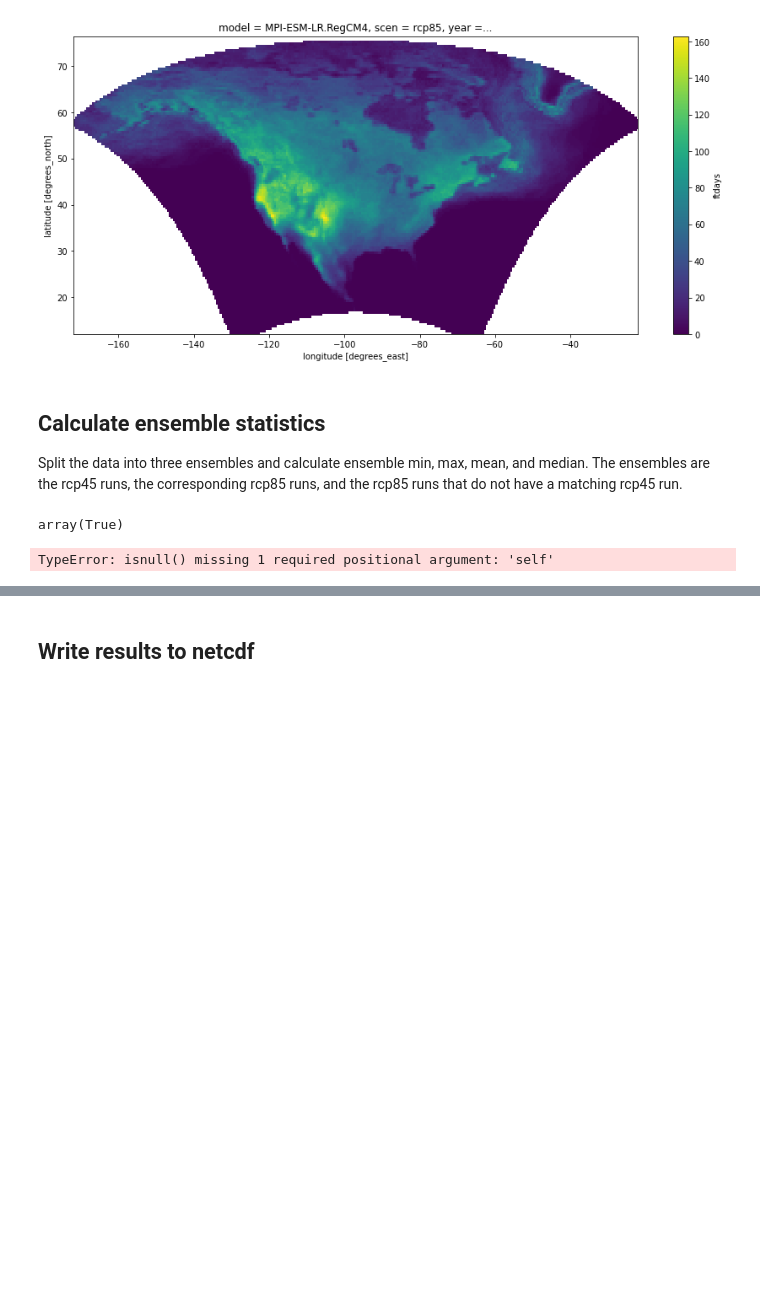
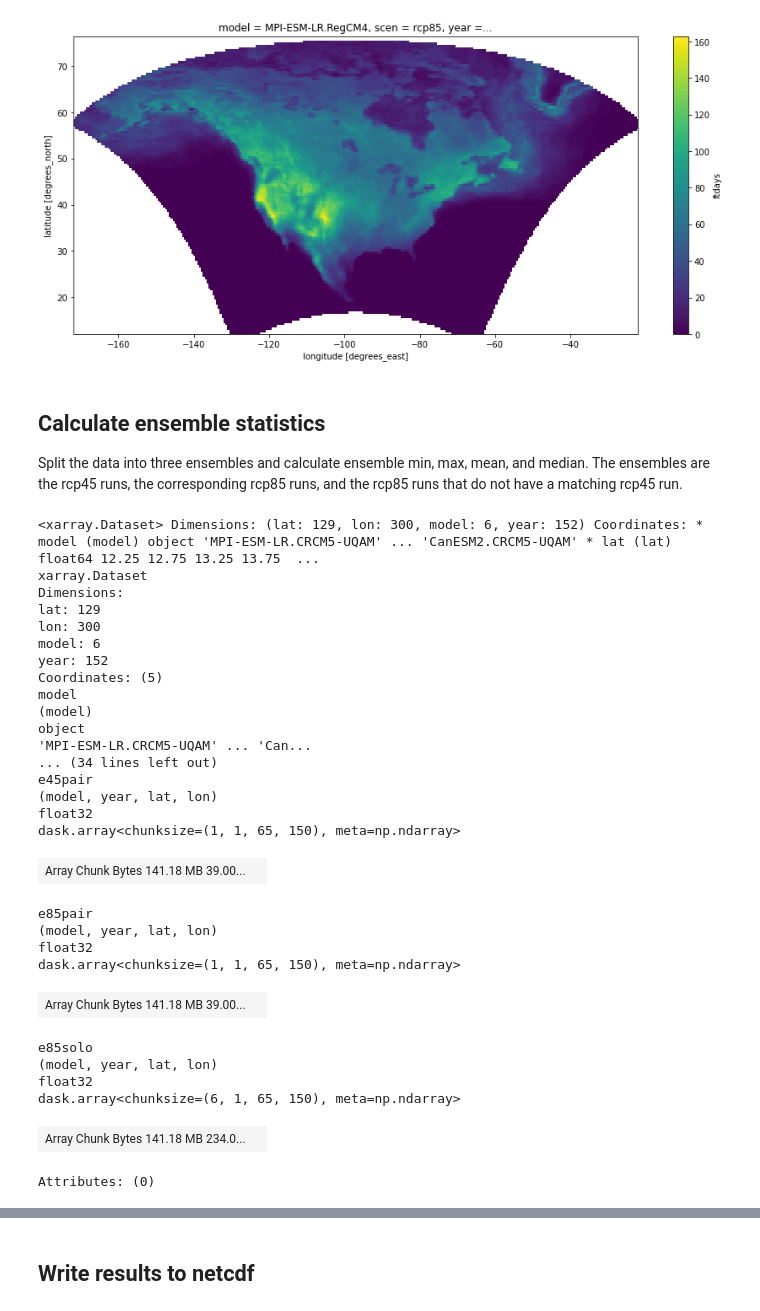
Before and after one commit to anissa111/na-cordex-zarr-jnb, a Jupyter notebook: notebooks/na-cordex/freeze-thaw-day-calculation.ipynb, the cells around one changed output, grey strips where cells are left out. Drawn from its saved outputs; the diff is of its cells as text; code cells hidden in the pictures; blank space fills up the shorter version.

```diff
--- a/notebooks/na-cordex/freeze-thaw-day-calculation.ipynb
+++ b/notebooks/na-cordex/freeze-thaw-day-calculation.ipynb
@@ -312,12 +312,3 @@ Wall time: 2.82 s
 
 Split the data into three ensembles and calculate ensemble min, max, mean, and median.
 The ensembles are the rcp45 runs, the corresponding rcp85 runs, and the rcp85 runs that do not have a matching rcp45 run.
-# %%
-annftdays.sel(scen="rcp45", model="MPI-ESM-LR.WRF").isnull().all().values
-# %% [output]
-array(True)
-# %%
-## this needs to be a dataset, not a dataarray
-emptyruns = annftdays.to_dataset().map(xr.DataArray.isnull()).reduce(all, dim=("time","lat","lon"))
-# %% [output]
-TypeError: isnull() missing 1 required positional argument: 'self'
@@ -323,0 +320,32 @@ TypeError: isnull() missing 1 required positional argument: 'self'
+# %%
+ensds
+# %% [output]
+<xarray.Dataset> Dimensions: (lat: 129, lon: 300, model: 6, year: 152) Coordinates: * model (model) object 'MPI-ESM-LR.CRCM5-UQAM' ... 'CanESM2.CRCM5-UQAM' * lat (lat) float64 12.25 12.75 13.25 13.75  ...
+xarray.Dataset
+Dimensions:
+lat: 129
+lon: 300
+model: 6
+year: 152
+Coordinates: (5)
+model
+(model)
+object
+'MPI-ESM-LR.CRCM5-UQAM' ... 'Can...
+... (34 lines left out)
+e45pair
+(model, year, lat, lon)
+float32
+dask.array<chunksize=(1, 1, 65, 150), meta=np.ndarray>
+| Array Chunk Bytes 141.18 MB 39.00... |  |
+e85pair
+(model, year, lat, lon)
+float32
+dask.array<chunksize=(1, 1, 65, 150), meta=np.ndarray>
+| Array Chunk Bytes 141.18 MB 39.00... |  |
+e85solo
+(model, year, lat, lon)
+float32
+dask.array<chunksize=(6, 1, 65, 150), meta=np.ndarray>
+| Array Chunk Bytes 141.18 MB 234.0... |  |
+Attributes: (0)
```
Also changed, not shown: parts of 8 cells of this notebook.
